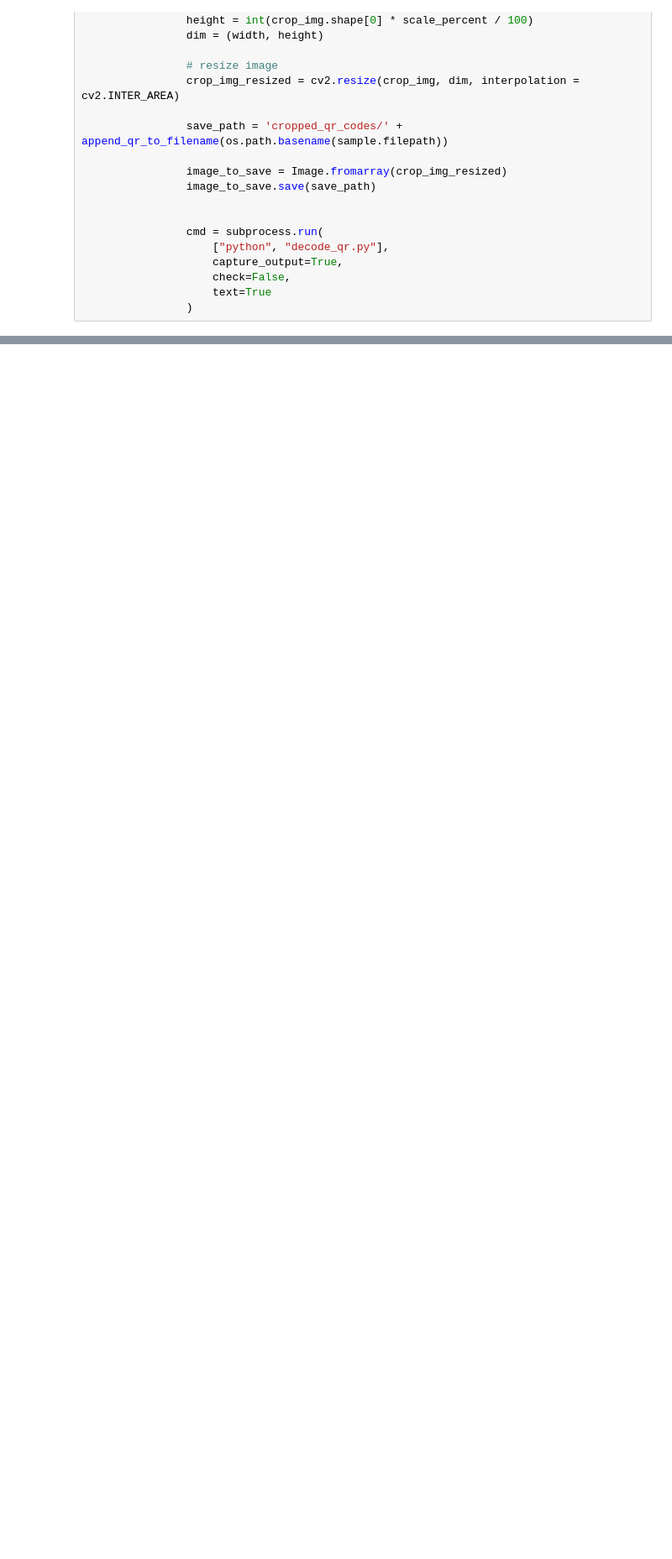
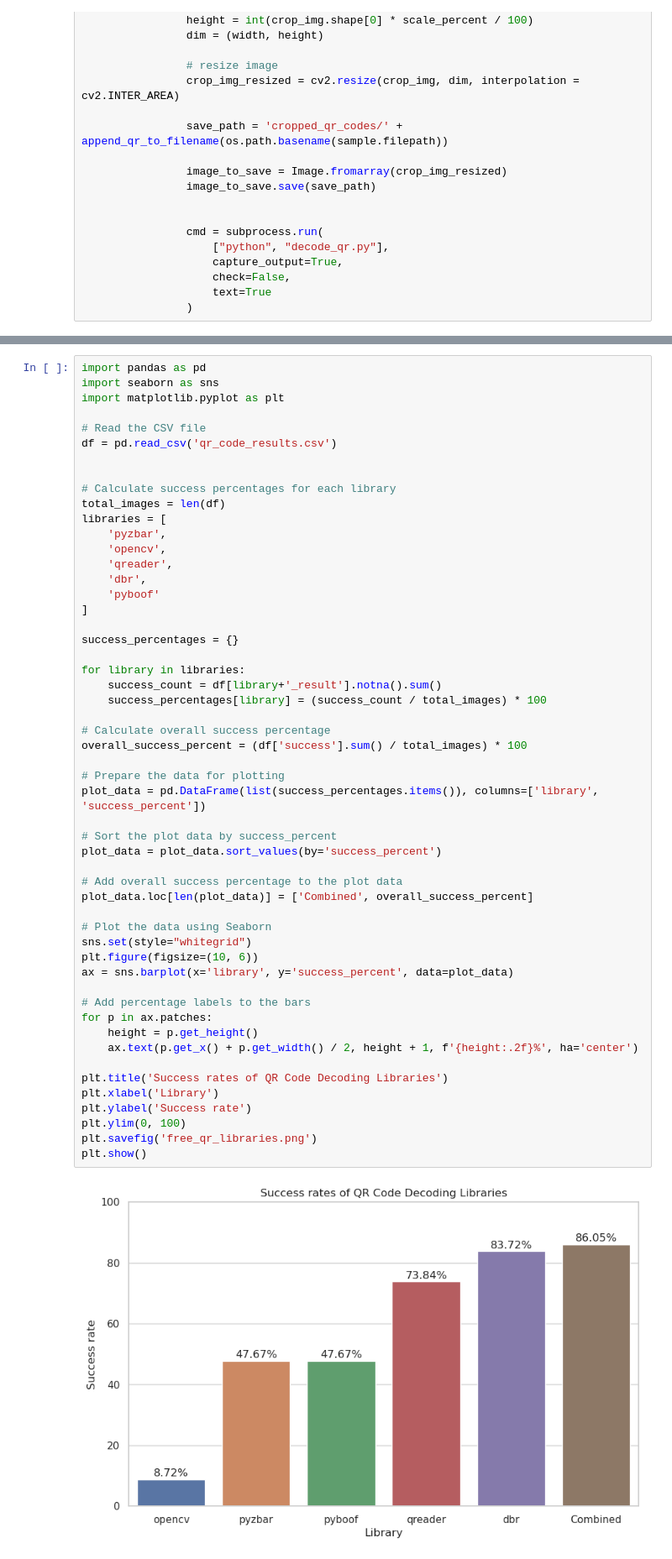
Before and after one commit to ua-srp-dmac/leaf-segmentation, a Jupyter notebook: work/mask_rcnn/qr_code_evalution.ipynb, the cells around one changed output, grey strips where cells are left out. Shown at 84% size. Saved outputs shown, nothing was run; the diff lists cells and outputs as text; blank space fills up the shorter version.

```diff
--- a/work/mask_rcnn/qr_code_evalution.ipynb
+++ b/work/mask_rcnn/qr_code_evalution.ipynb
@@ -177,0 +191,55 @@ Percentage of images with successful decoding: 73.84%
+# %%
+import pandas as pd
+import seaborn as sns
+import matplotlib.pyplot as plt
+
+# Read the CSV file
+df = pd.read_csv('qr_code_results.csv')
+
+
+# Calculate success percentages for each library
+total_images = len(df)
+libraries = [
+    'pyzbar',
+    'opencv',
+    'qreader',
+    'dbr',
+    'pyboof'
+]
+
+success_percentages = {}
+
+for library in libraries:
+    success_count = df[library+'_result'].notna().sum()
+    success_percentages[library] = (success_count / total_images) * 100
+
+# Calculate overall success percentage
+overall_success_percent = (df['success'].sum() / total_images) * 100
+
+# Prepare the data for plotting
+plot_data = pd.DataFrame(list(success_percentages.items()), columns=['library', 'success_percent'])
+
+# Sort the plot data by success_percent
+plot_data = plot_data.sort_values(by='success_percent')
+
+# Add overall success percentage to the plot data
+plot_data.loc[len(plot_data)] = ['Combined', overall_success_percent]
+
+# Plot the data using Seaborn
+sns.set(style="whitegrid")
+plt.figure(figsize=(10, 6))
+ax = sns.barplot(x='library', y='success_percent', data=plot_data)
+
+# Add percentage labels to the bars
+for p in ax.patches:
+    height = p.get_height()
+    ax.text(p.get_x() + p.get_width() / 2, height + 1, f'{height:.2f}%', ha='center')
+
+plt.title('Success rates of QR Code Decoding Libraries')
+plt.xlabel('Library')
+plt.ylabel('Success rate')
+plt.ylim(0, 100)
+plt.savefig('free_qr_libraries.png')
+plt.show()
+# %% [output]
+[figure, added]
```
Also changed, not shown: parts of 3 cells of this notebook, 10 other files.
